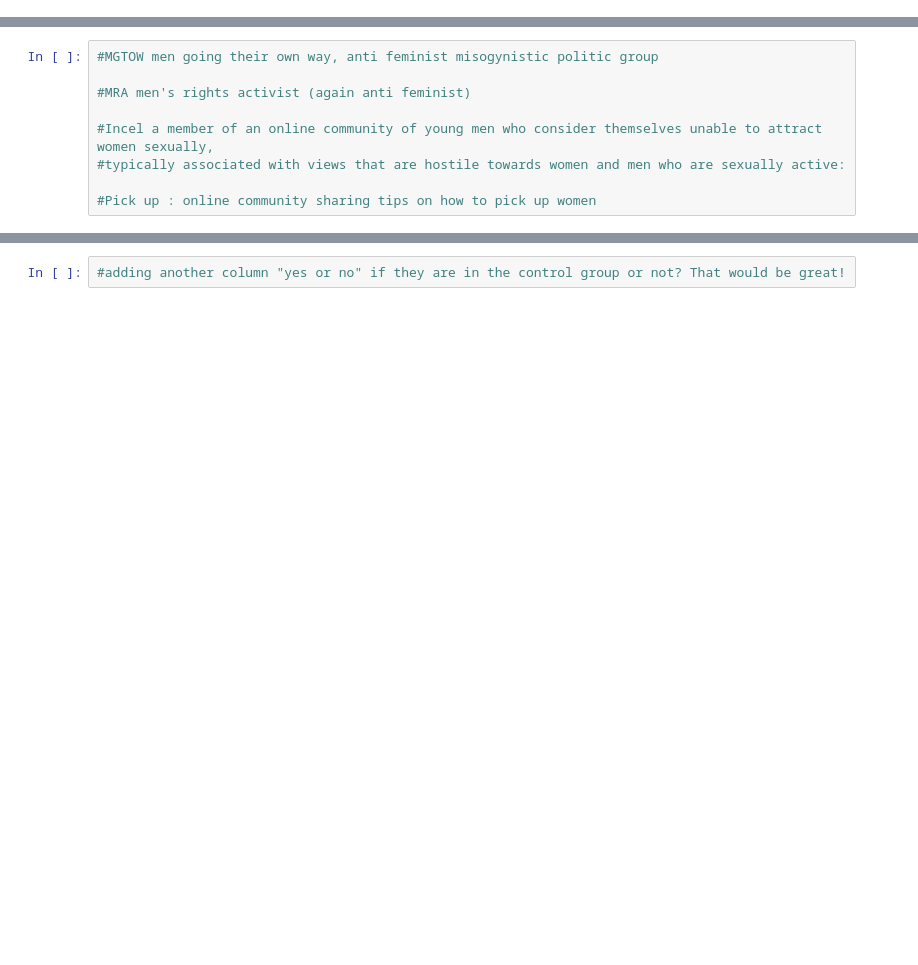
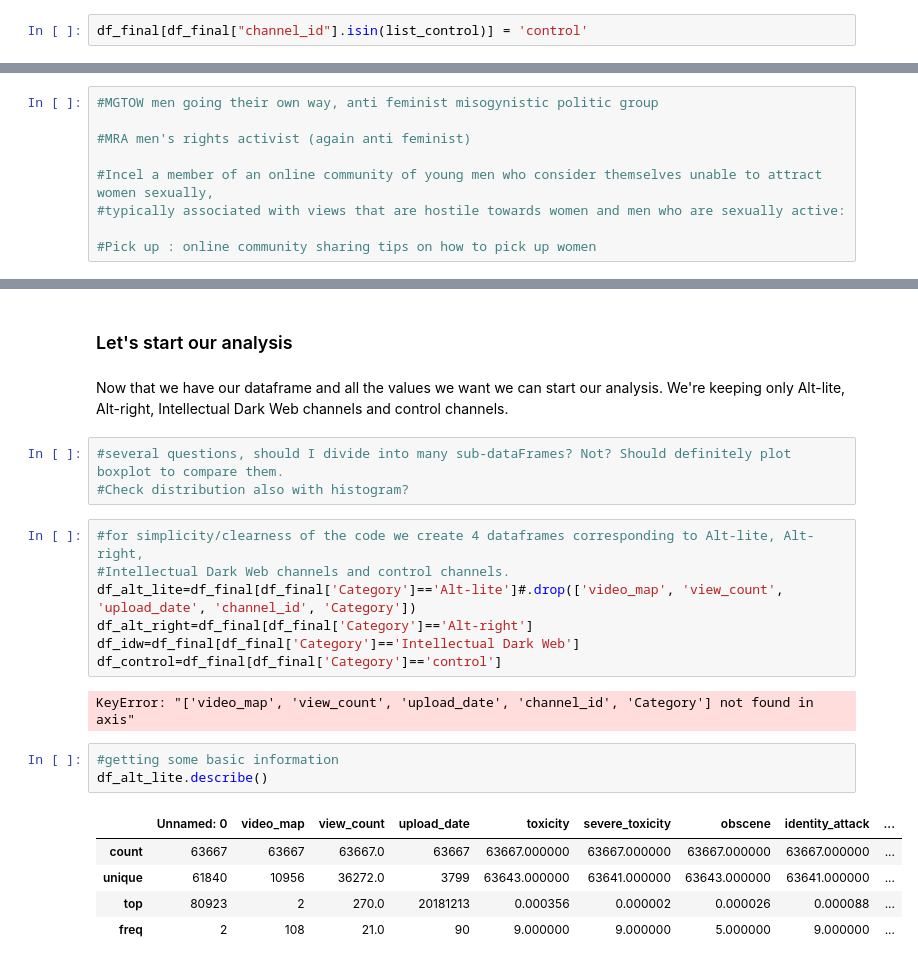
Before and after one commit to epfl-ada/ada-2022-project-strauss, a Jupyter notebook: toxic_communities.ipynb, the cells around one changed output, grey strips where cells are left out. Drawn from its saved outputs; the diff is of its cells as text; blank space fills up the shorter version.

Commit message:
added control group category

```diff
--- a/toxic_communities.ipynb
+++ b/toxic_communities.ipynb
@@ -99,3 +106,5 @@ df_final
+# %%
+df_final[df_final["channel_id"].isin(list_control)] = 'control'
 # %%
 #checking for NaN values
 nb_Nan=len(df_final[df_final.isnull().any(axis=1)])
@@ -154,2 +140,26 @@ Compare results, and if we have less Nan (which would be awesome)
-# %%
-#adding another column "yes or no" if they are in the control group or not? That would be great!
+# %% [markdown]
+### Let's start our analysis
+# %% [markdown]
+Now that we have our dataframe and all the values we want we can start our analysis.
+We're keeping only Alt-lite, Alt-right, Intellectual Dark Web channels and control channels.
+# %%
+#several questions, should I divide into many sub-dataFrames? Not? Should definitely plot boxplot to compare them.
+#Check distribution also with histogram?
+# %%
+#for simplicity/clearness of the code we create 4 dataframes corresponding to Alt-lite, Alt-right,
+#Intellectual Dark Web channels and control channels.
+df_alt_lite=df_final[df_final['Category']=='Alt-lite']#.drop(['video_map', 'view_count', 'upload_date', 'channel_id', 'Category'])
+df_alt_right=df_final[df_final['Category']=='Alt-right']
+df_idw=df_final[df_final['Category']=='Intellectual Dark Web']
+df_control=df_final[df_final['Category']=='control']
+# %% [output]
+KeyError: "['video_map', 'view_count', 'upload_date', 'channel_id', 'Category'] not found in axis"
+# %%
+#getting some basic information
+df_alt_lite.describe()
+# %% [output]
+|  | Unnamed: 0 | video_map | view_count | upload_date | toxicity | severe_toxicity | obscene | identity_attack | ... |
+| count | 63667 | 63667 | 63667.0 | 63667 | 63667.000000 | 63667.000000 | 63667.000000 | 63667.000000 | ... |
+| unique | 61840 | 10956 | 36272.0 | 3799 | 63643.000000 | 63641.000000 | 63643.000000 | 63641.000000 | ... |
+| top | 80923 | 2 | 270.0 | 20181213 | 0.000356 | 0.000002 | 0.000026 | 0.000088 | ... |
+| freq | 2 | 108 | 21.0 | 90 | 9.000000 | 9.000000 | 5.000000 | 9.000000 | ... |
```
Also changed, not shown: parts of 13 cells of this notebook.
